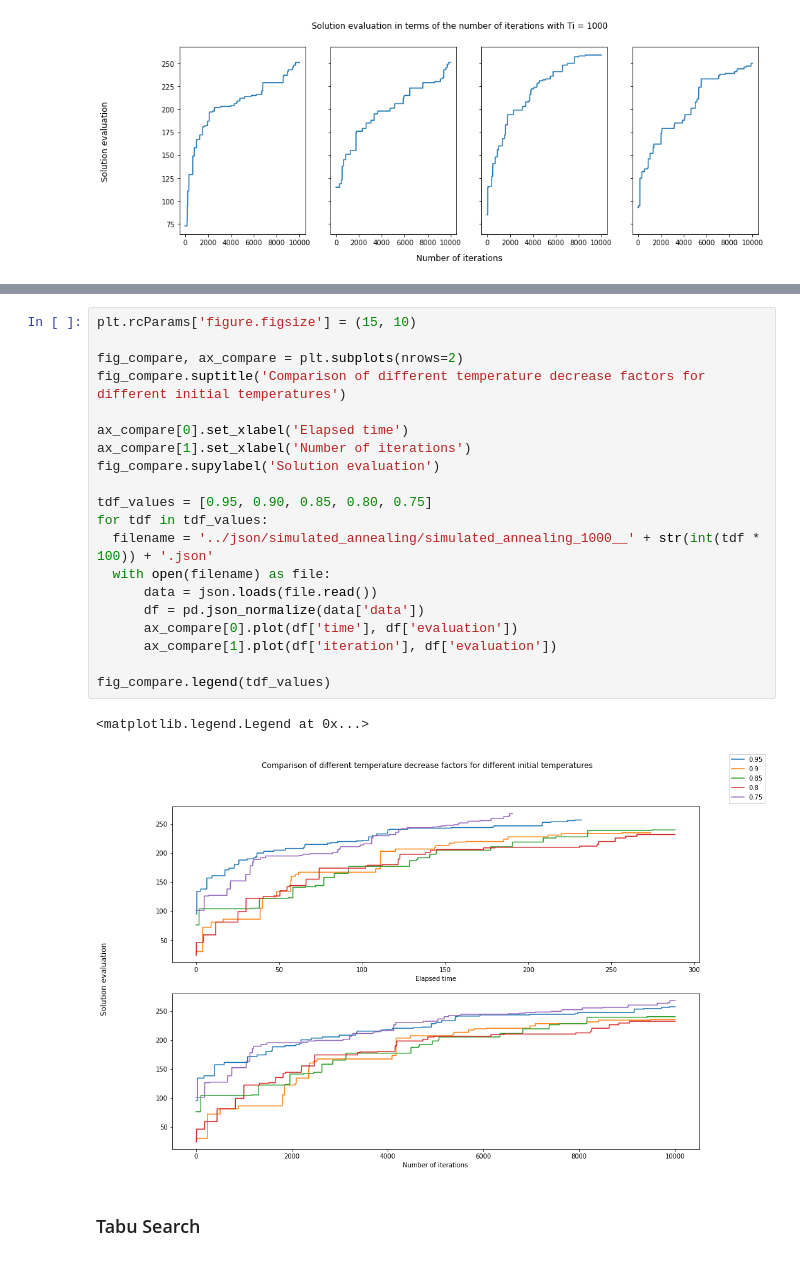
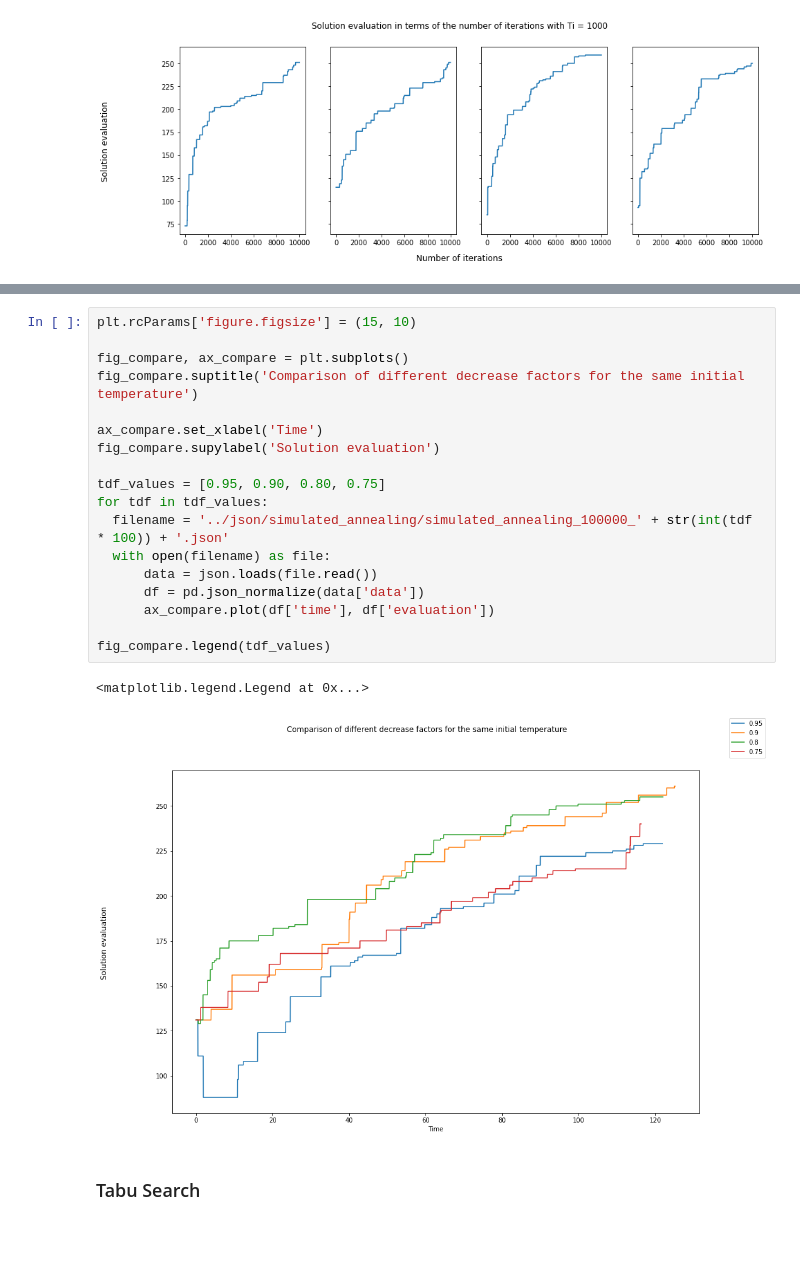
Before and after one commit to JoaoAMarinho/FEUP-IA, a Jupyter notebook: src/tests.ipynb, the cells around one changed output, grey strips where cells are left out. Cells and saved outputs as stored; diff of their text form.

```diff
--- a/src/tests.ipynb
+++ b/src/tests.ipynb
@@ -81,26 +81,24 @@ fig_compare.legend(ti_values)
 # %%
 plt.rcParams['figure.figsize'] = (15, 10)
 
-fig_compare, ax_compare = plt.subplots(nrows=2)
-fig_compare.suptitle('Comparison of different temperature decrease factors for different initial temperatures')
+fig_compare, ax_compare = plt.subplots()
+fig_compare.suptitle('Comparison of different decrease factors for the same initial temperature')
 
-ax_compare[0].set_xlabel('Elapsed time')
-ax_compare[1].set_xlabel('Number of iterations')
+ax_compare.set_xlabel('Time')
 fig_compare.supylabel('Solution evaluation')
 
-tdf_values = [0.95, 0.90, 0.85, 0.80, 0.75]
+tdf_values = [0.95, 0.90, 0.80, 0.75]
 for tdf in tdf_values:
-  filename = '../json/simulated_annealing/simulated_annealing_1000__' + str(int(tdf * 100)) + '.json'
+  filename = '../json/simulated_annealing/simulated_annealing_100000_' + str(int(tdf * 100)) + '.json'
   with open(filename) as file:
       data = json.loads(file.read())
       df = pd.json_normalize(data['data'])
-      ax_compare[0].plot(df['time'], df['evaluation'])
-      ax_compare[1].plot(df['iteration'], df['evaluation'])
+      ax_compare.plot(df['time'], df['evaluation'])
 
 fig_compare.legend(tdf_values)
 # %% [output]
 <matplotlib.legend.Legend at 0x...>
-[figure, old version]
+[figure, new version]
 # %% [markdown]
 ### Tabu Search
 # %%
```
Also changed, not shown: parts of 4 cells of this notebook, 40 other files.
